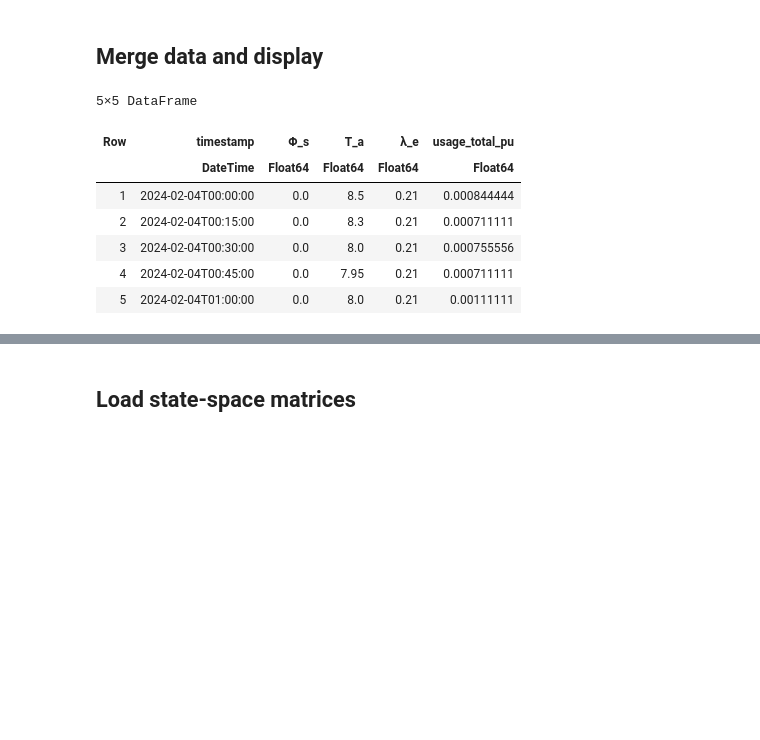
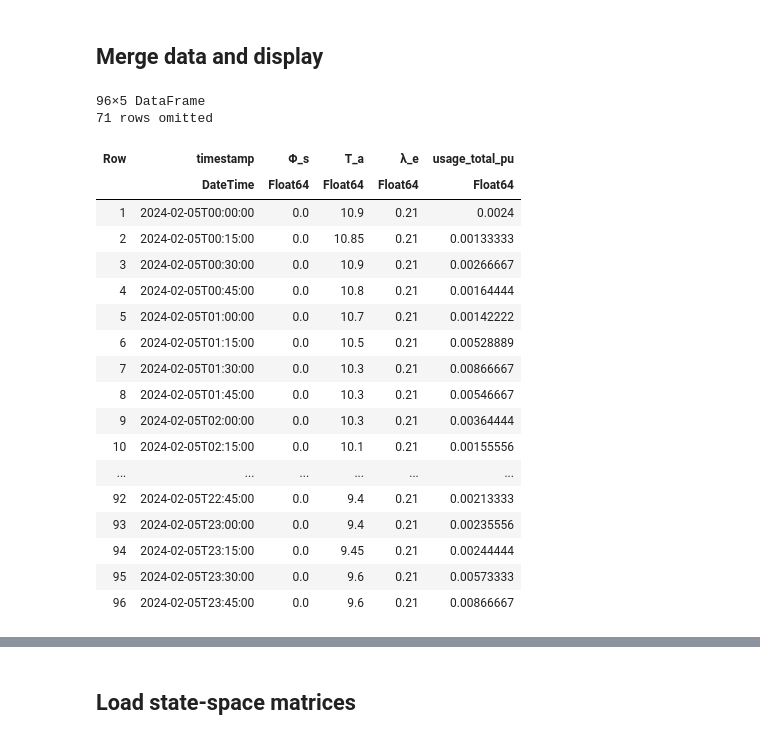
Before and after one commit to XinLiTue/Congestion-Management-based-on-Thermal-Comfort, a Jupyter notebook: OPF-jl.ipynb, the cells around one changed output, grey strips where cells are left out. Drawn from its saved outputs; the diff is of its cells as text; code cells hidden in the pictures; blank space fills up the shorter version.

```diff
--- a/OPF-jl.ipynb
+++ b/OPF-jl.ipynb
@@ -135,20 +136,32 @@ Weather data shape: (27169, 4)
 df_full = innerjoin(weather_df, loads, on = :timestamp);
 # %%
 # select a particular day (Defined by date)
-date = Date(2024, 2, 4)
+date = Date(2024, 2, 5)
 
 df = df_full[Date.(df_full.timestamp) .== date, :]
 
-first(df, 5)
+# first(df, 5)
 # %% [output]
-5×5 DataFrame
+96×5 DataFrame
+71 rows omitted
 | Row | timestamp | Φ_s | T_a | λ_e | usage_total_pu |
 |  | DateTime | Float64 | Float64 | Float64 | Float64 |
-| 1 | 2024-02-04T00:00:00 | 0.0 | 8.5 | 0.21 | 0.000844444 |
-| 2 | 2024-02-04T00:15:00 | 0.0 | 8.3 | 0.21 | 0.000711111 |
-| 3 | 2024-02-04T00:30:00 | 0.0 | 8.0 | 0.21 | 0.000755556 |
-| 4 | 2024-02-04T00:45:00 | 0.0 | 7.95 | 0.21 | 0.000711111 |
-| 5 | 2024-02-04T01:00:00 | 0.0 | 8.0 | 0.21 | 0.00111111 |
+| 1 | 2024-02-05T00:00:00 | 0.0 | 10.9 | 0.21 | 0.0024 |
+| 2 | 2024-02-05T00:15:00 | 0.0 | 10.85 | 0.21 | 0.00133333 |
+| 3 | 2024-02-05T00:30:00 | 0.0 | 10.9 | 0.21 | 0.00266667 |
+| 4 | 2024-02-05T00:45:00 | 0.0 | 10.8 | 0.21 | 0.00164444 |
+| 5 | 2024-02-05T01:00:00 | 0.0 | 10.7 | 0.21 | 0.00142222 |
+| 6 | 2024-02-05T01:15:00 | 0.0 | 10.5 | 0.21 | 0.00528889 |
+| 7 | 2024-02-05T01:30:00 | 0.0 | 10.3 | 0.21 | 0.00866667 |
+| 8 | 2024-02-05T01:45:00 | 0.0 | 10.3 | 0.21 | 0.00546667 |
+| 9 | 2024-02-05T02:00:00 | 0.0 | 10.3 | 0.21 | 0.00364444 |
+| 10 | 2024-02-05T02:15:00 | 0.0 | 10.1 | 0.21 | 0.00155556 |
+| ... | ... | ... | ... | ... | ... |
+| 92 | 2024-02-05T22:45:00 | 0.0 | 9.4 | 0.21 | 0.00213333 |
+| 93 | 2024-02-05T23:00:00 | 0.0 | 9.4 | 0.21 | 0.00235556 |
+| 94 | 2024-02-05T23:15:00 | 0.0 | 9.45 | 0.21 | 0.00244444 |
+| 95 | 2024-02-05T23:30:00 | 0.0 | 9.6 | 0.21 | 0.00573333 |
+| 96 | 2024-02-05T23:45:00 | 0.0 | 9.6 | 0.21 | 0.00866667 |
 # %%
 # plot user power data
 fig = Figure(; size = (1000, 400))
```
Also changed, not shown: parts of 12 cells of this notebook, 7 other files.
